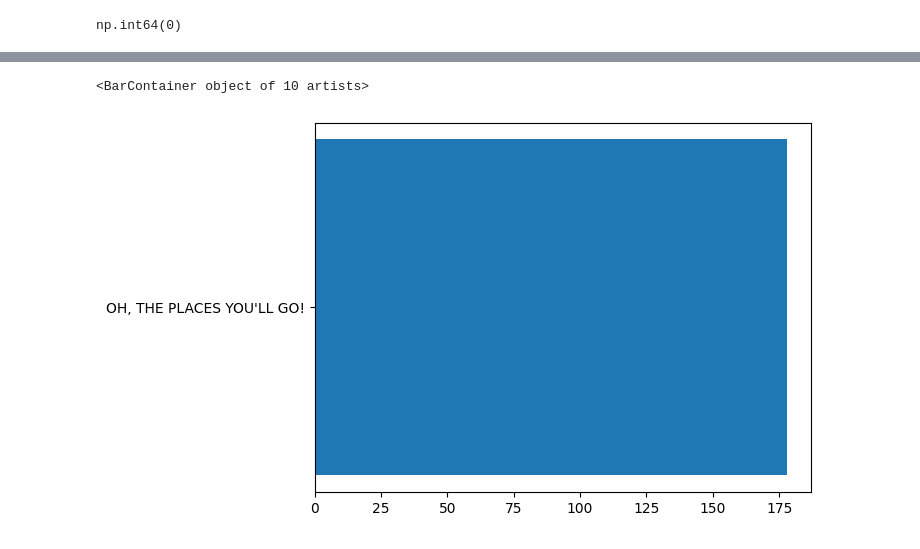
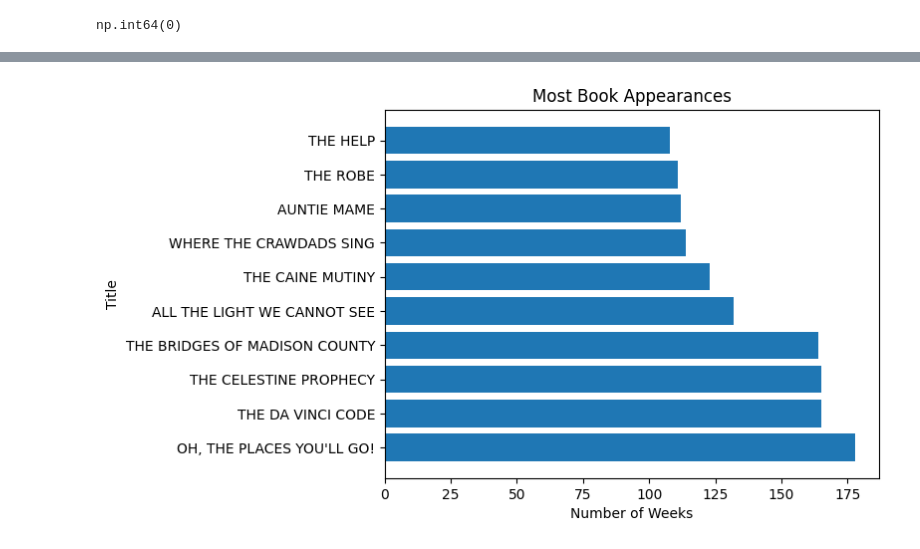
Before and after one commit to mnguyen175/DRSP-2026-Maryan-Nguyen-, a Jupyter notebook: DRSP_Final_Project_2026_Maryan_Nguyen.ipynb, the cells around one changed output, grey strips where cells are left out. Cells and saved outputs as stored; diff of their text form; code cells hidden in the pictures.

```diff
--- a/DRSP_Final_Project_2026_Maryan_Nguyen.ipynb
+++ b/DRSP_Final_Project_2026_Maryan_Nguyen.ipynb
@@ -121,8 +127,10 @@ Text(0.5, 0, 'Times Appeared')
-# %%
-top_books = df[['title','total_weeks']].sort_values(
-    by='total_weeks', ascending=False).head(10)
-
-plt.barh(top_books['title'], top_books['total_weeks'])
-# %% [output]
-<BarContainer object of 10 artists>
-[figure, removed]
+# %%
+book_appearances = df['title'].value_counts().head(10)
+
+plt.barh(book_appearances.index, book_appearances.values)
+plt.title("Most Book Appearances")
+plt.xlabel("Number of Weeks")
+plt.ylabel("Title")
+plt.show()
+# %% [output]
+[figure, added]
```
Also changed, not shown: parts of 8 cells of this notebook.
